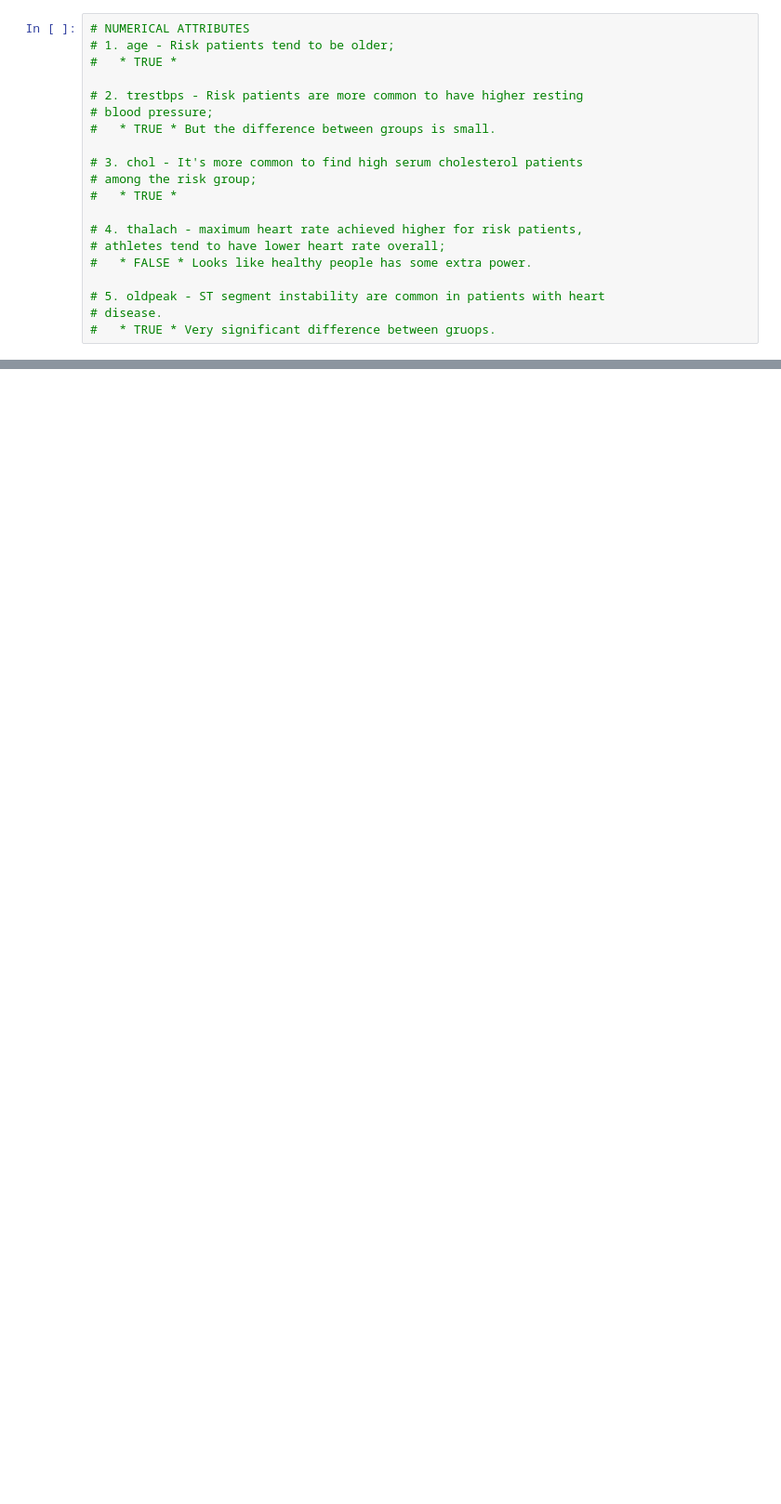
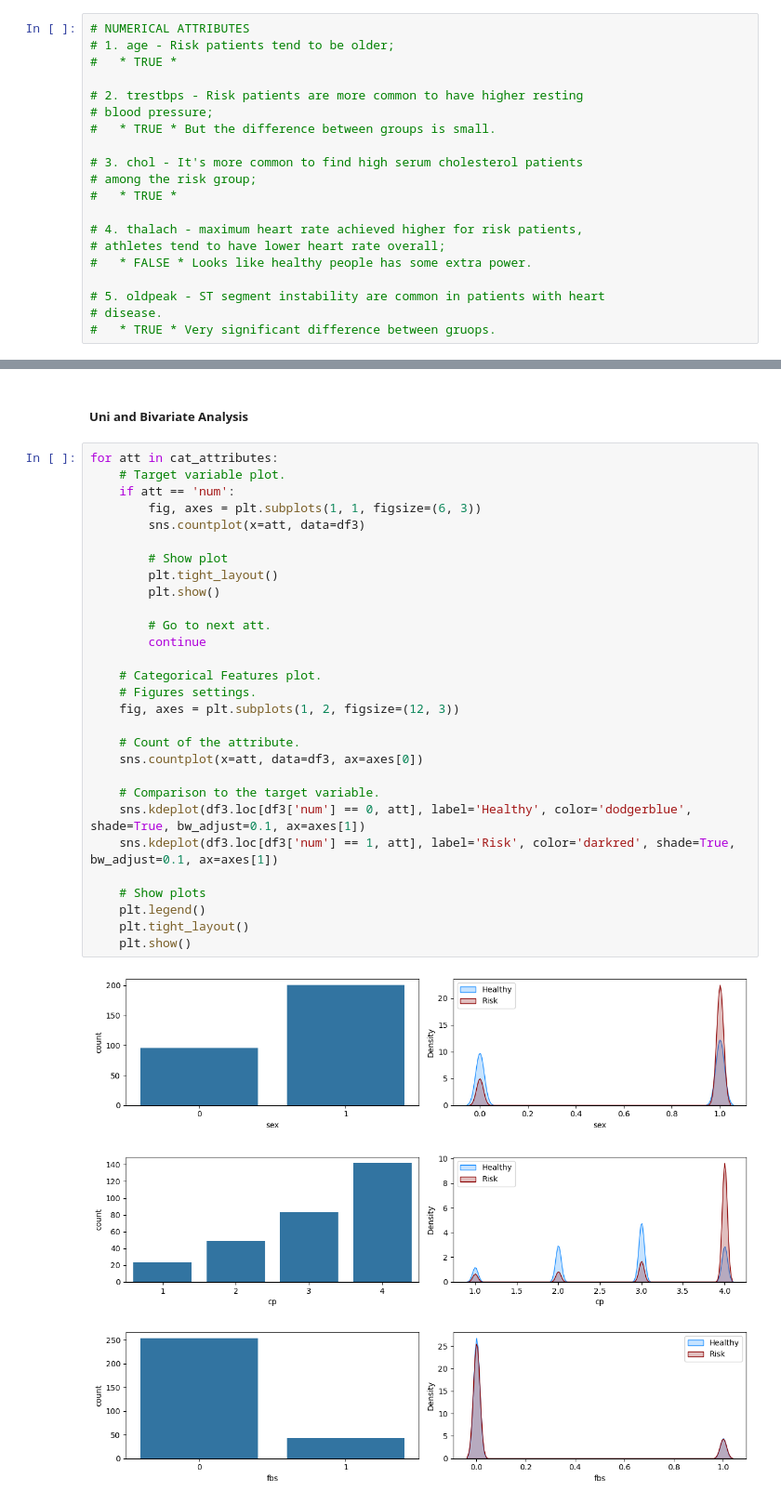
Before and after one commit to victor-bongestab/heart-disease, a Jupyter notebook: heart-disease.ipynb, the cells around one changed output, grey strips where cells are left out. Shown at 93% size. Cells and saved outputs as stored; diff of their text form; blank space fills up the shorter version.

```diff
--- a/heart-disease.ipynb
+++ b/heart-disease.ipynb
@@ -339,0 +344,35 @@ for att in num_attributes:
+# %% [markdown]
+##### Uni and Bivariate Analysis
+# %%
+for att in cat_attributes:
+    # Target variable plot.
+    if att == 'num':
+        fig, axes = plt.subplots(1, 1, figsize=(6, 3))
+        sns.countplot(x=att, data=df3)
+
+        # Show plot
+        plt.tight_layout()
+        plt.show()
+
+        # Go to next att.
+        continue
+
+    # Categorical Features plot.
+    # Figures settings.
+    fig, axes = plt.subplots(1, 2, figsize=(12, 3))
+
+    # Count of the attribute.
+    sns.countplot(x=att, data=df3, ax=axes[0])
+
+    # Comparison to the target variable.
+    sns.kdeplot(df3.loc[df3['num'] == 0, att], label='Healthy', color='dodgerblue', shade=True, bw_adjust=0.1, ax=axes[1])
+    sns.kdeplot(df3.loc[df3['num'] == 1, att], label='Risk', color='darkred', shade=True, bw_adjust=0.1, ax=axes[1])
+
+    # Show plots
+    plt.legend()
+    plt.tight_layout()
+    plt.show()
+# %% [output]
+[figure, added]
+[figure, added]
+[figure, added]
```
Also changed, not shown: parts of 7 cells of this notebook.
